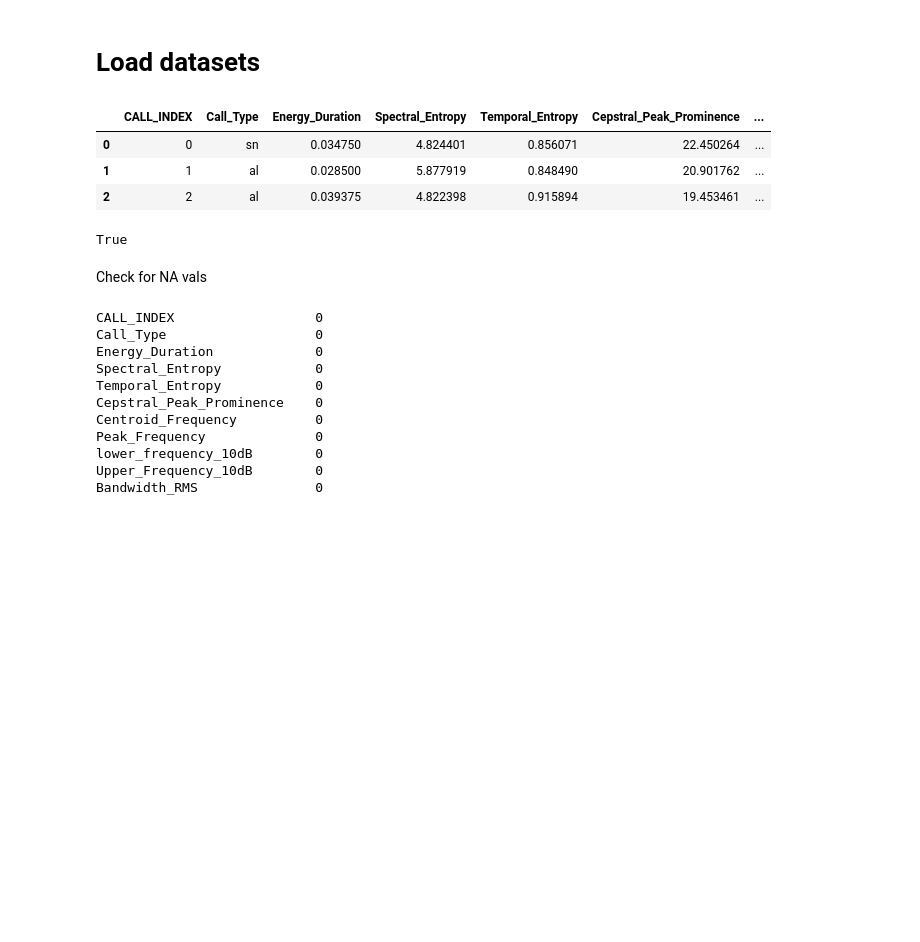
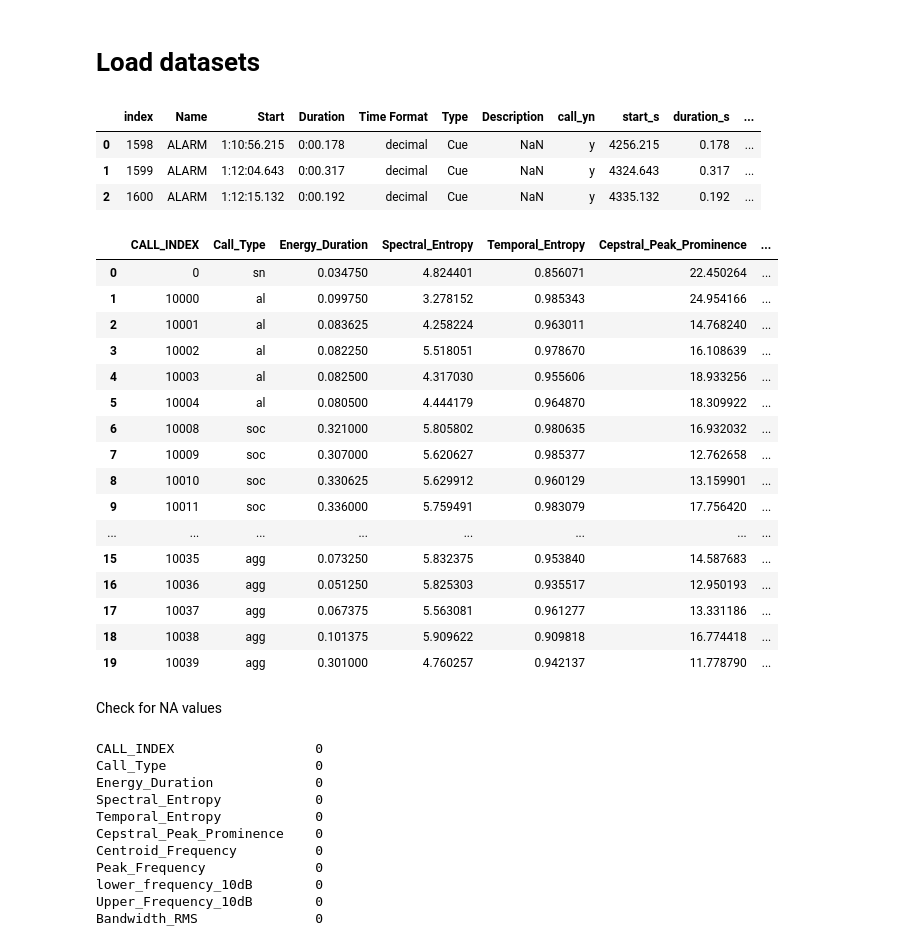
Before and after one commit to marathomas/meerkat, a Jupyter notebook: 05_Comparison_to_traditional.ipynb, the cells around one changed output. Drawn from its saved outputs; the diff is of its cells as text; code cells hidden in the pictures; blank space fills up the shorter version.

```diff
--- a/05_Comparison_to_traditional.ipynb
+++ b/05_Comparison_to_traditional.ipynb
@@ -60,12 +60,32 @@ df_name = '2020-09-20_embedding_denoised_melspectro_focal_focal'
 df = pd.read_pickle(DATA+'df_denoised_balanced')
 df = df[df.nonfocal_yn == 'n'] # for focal
 df.reset_index(inplace=True)
+# %%
+df.head(3)
+# %% [output]
+|  | index | Name | Start | Duration | Time Format | Type | Description | call_yn | start_s | duration_s | ... |
+| 0 | 1598 | ALARM | 1:10:56.215 | 0:00.178 | decimal | Cue | NaN | y | 4256.215 | 0.178 | ... |
+| 1 | 1599 | ALARM | 1:12:04.643 | 0:00.317 | decimal | Cue | NaN | y | 4324.643 | 0.317 | ... |
+| 2 | 1600 | ALARM | 1:12:15.132 | 0:00.192 | decimal | Cue | NaN | y | 4335.132 | 0.192 | ... |
 # %%
-features = pd.read_csv(PROJECT_PATH+"data/frants/mara_features_allSNR.csv")
+features = pd.read_csv(PROJECT_PATH+"data/frants/mara_features_allSNR_2.csv")
 # %%
-features.head(3)
+features.head(20)
 # %% [output]
 |  | CALL_INDEX | Call_Type | Energy_Duration | Spectral_Entropy | Temporal_Entropy | Cepstral_Peak_Prominence | ... |
 | 0 | 0 | sn | 0.034750 | 4.824401 | 0.856071 | 22.450264 | ... |
-| 1 | 1 | al | 0.028500 | 5.877919 | 0.848490 | 20.901762 | ... |
-| 2 | 2 | al | 0.039375 | 4.822398 | 0.915894 | 19.453461 | ... |
+| 1 | 10000 | al | 0.099750 | 3.278152 | 0.985343 | 24.954166 | ... |
+| 2 | 10001 | al | 0.083625 | 4.258224 | 0.963011 | 14.768240 | ... |
+| 3 | 10002 | al | 0.082250 | 5.518051 | 0.978670 | 16.108639 | ... |
+| 4 | 10003 | al | 0.082500 | 4.317030 | 0.955606 | 18.933256 | ... |
+| 5 | 10004 | al | 0.080500 | 4.444179 | 0.964870 | 18.309922 | ... |
+| 6 | 10008 | soc | 0.321000 | 5.805802 | 0.980635 | 16.932032 | ... |
+| 7 | 10009 | soc | 0.307000 | 5.620627 | 0.985377 | 12.762658 | ... |
+| 8 | 10010 | soc | 0.330625 | 5.629912 | 0.960129 | 13.159901 | ... |
+| 9 | 10011 | soc | 0.336000 | 5.759491 | 0.983079 | 17.756420 | ... |
+| ... | ... | ... | ... | ... | ... | ... | ... |
+| 15 | 10035 | agg | 0.073250 | 5.832375 | 0.953840 | 14.587683 | ... |
+| 16 | 10036 | agg | 0.051250 | 5.825303 | 0.935517 | 12.950193 | ... |
+| 17 | 10037 | agg | 0.067375 | 5.563081 | 0.961277 | 13.331186 | ... |
+| 18 | 10038 | agg | 0.101375 | 5.909622 | 0.909818 | 16.774418 | ... |
+| 19 | 10039 | agg | 0.301000 | 4.760257 | 0.942137 | 11.778790 | ... |
@@ -74,9 +92,5 @@ all_indices = features.CALL_INDEX
-# %%
-3 in all_indices
-# %% [output]
-True
 # %% [markdown]
-Check for NA vals
+Check for NA values
 # %%
 features.isnull().sum()
 # %% [output]
```
Also changed, not shown: parts of 55 cells of this notebook.
